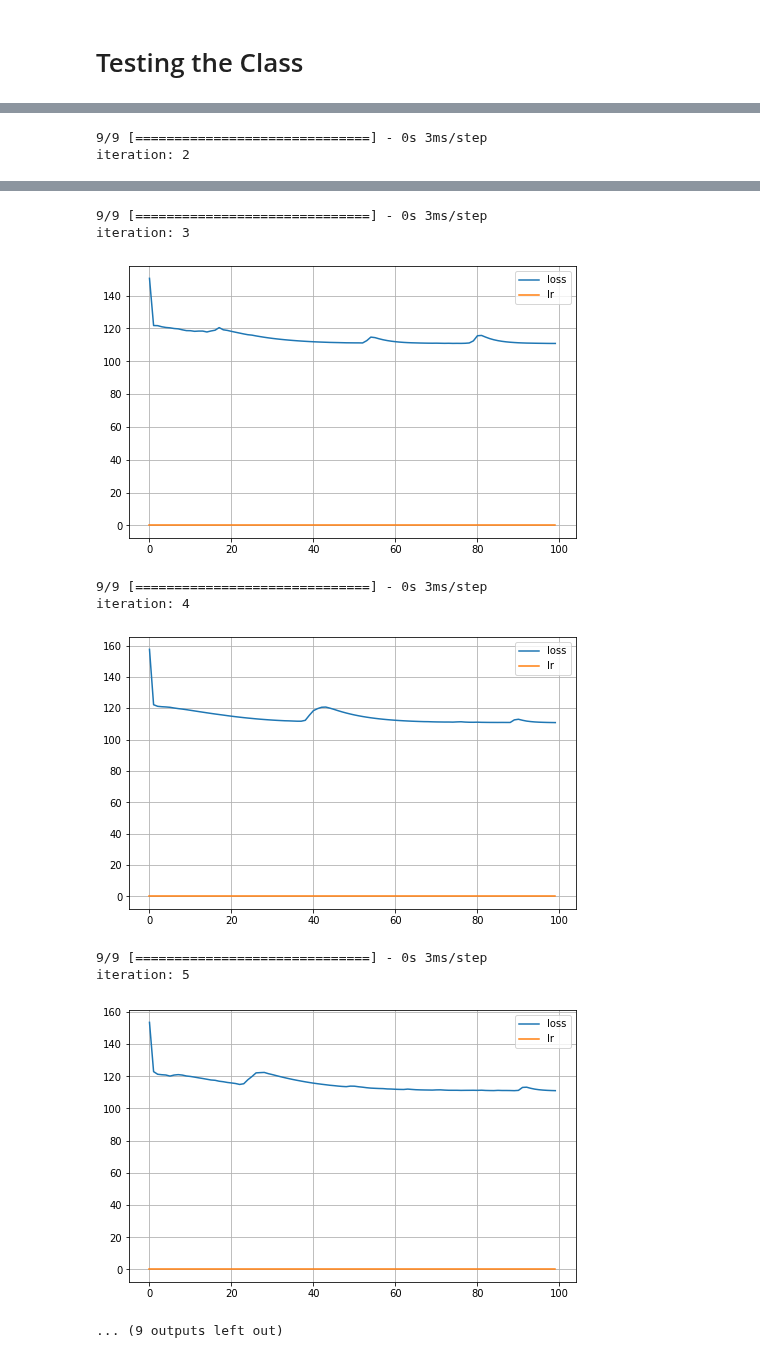
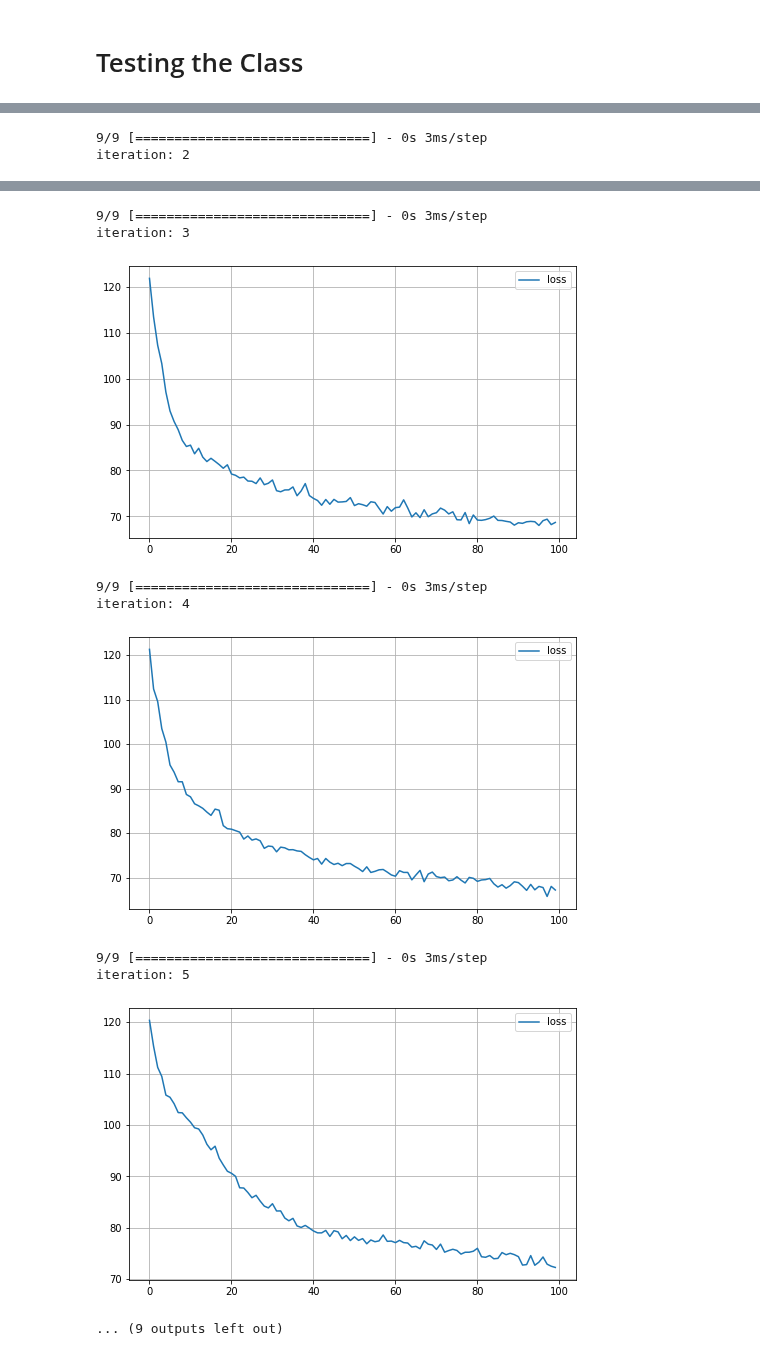
Before and after one commit to Jectrianama/GCCE_TEST, a Jupyter notebook: RCDNN1/Tictactoe_onehot_RCDNN_randose_f.ipynb, the cells around one changed output, grey strips where cells are left out. Saved outputs shown, nothing was run; the diff lists cells and outputs as text; code cells hidden in the pictures.

```diff
--- a/RCDNN1/Tictactoe_onehot_RCDNN_randose_f.ipynb
+++ b/RCDNN1/Tictactoe_onehot_RCDNN_randose_f.ipynb
@@ -486,8 +682,11 @@ for i in range(NUM_RUNS):
 
     print("iteration: " + str(i))
 
-    MA = Keras_MA_GCCE(epochs=100,batch_size=32,R=5, K=len(np.unique(Y_true_train)), dropout=0.25, learning_rate=0.01,optimizer='Adam',
-                l1_param=l1,  validation_split=0, verbose=0, q=0.1, neurons=4, loss = custom_loss )
+    MA = Keras_MA_RCDNN(epochs=100,batch_size=32,R=5, K=len(np.unique(Y_true_train)), dropout=0.25, learning_rate=0.001,optimizer='Adam',
+                l1_param=l1,  validation_split=0, verbose=0, q=0.1)
+    #   MA = Keras_MA_GCCE(epochs=100,batch_size=32,R=5, K=len(np.unique(Y_true_train)), dropout=0.25, learning_rate=0.01,optimizer='Adam',
+    #             l1_param=l1,  validation_split=0, verbose=0, q=0.1, neurons=4, loss = custom_loss )
+
 
     MA.fit(X_train, Y_train)
     MA.plot_history()
@@ -527,12 +726,12 @@ iteration: 2
 9/9 [==============================] - 0s 3ms/step
 iteration: 3
-[figure, old version]
+[figure, new version]
 9/9 [==============================] - 0s 3ms/step
 iteration: 4
-[figure, old version]
+[figure, new version]
 9/9 [==============================] - 0s 3ms/step
 iteration: 5
-[figure, old version]
+[figure, new version]
 ... (9 outputs left out)
 # %%
 df
```
Also changed, not shown: parts of 9 cells of this notebook.
